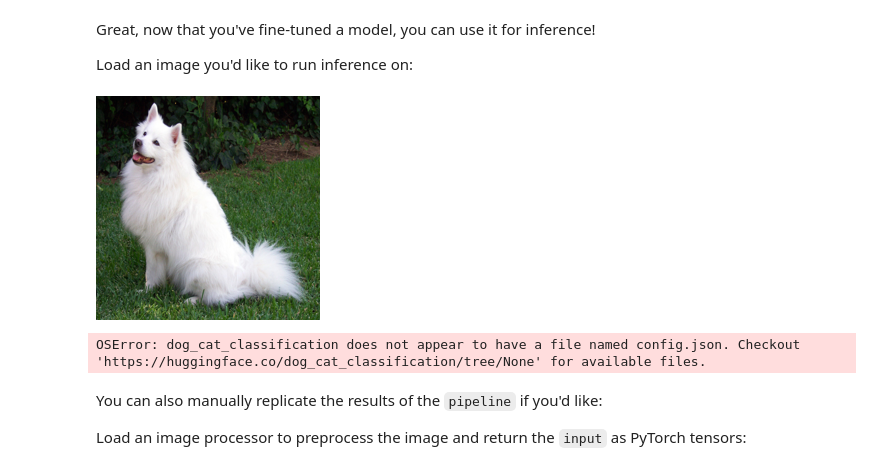
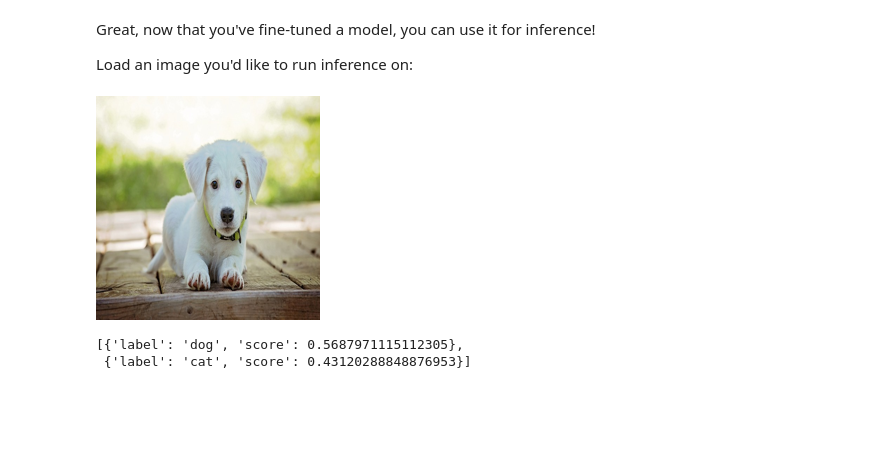
Before and after one commit to laxmimerit/Fine-Tuning-LLM-with-HuggingFace, a Jupyter notebook: 10-Fine_Tuning_ViT_for_Dogs_and_Cats_Classification/Image Classification.ipynb, the cells around one changed output. Drawn from its saved outputs; the diff is of its cells as text; code cells hidden in the pictures; blank space fills up the shorter version.

Commit message:
dog classification

```diff
--- a/10-Fine_Tuning_ViT_for_Dogs_and_Cats_Classification/Image Classification.ipynb
+++ b/10-Fine_Tuning_ViT_for_Dogs_and_Cats_Classification/Image Classification.ipynb
@@ -187,27 +197,24 @@ Load an image you'd like to run inference on:
 # %%
 # load dog image from online url
 
 import requests
 from PIL import Image
 from io import BytesIO
 
-url = "https://upload.wikimedia.org/wikipedia/commons/4/47/American_Eskimo_Dog.jpg"
+url = "https://cdn.pixabay.com/photo/2016/12/13/05/15/puppy-1903313_640.jpg"
 response = requests.get(url)
 image = Image.open(BytesIO(response.content))
 
 # show in 300x300
 image = image.resize((224, 224))
 image
 # %% [output]
-[figure, old version]
+[figure, new version]
 # %%
 from transformers import pipeline
 
-classifier = pipeline("image-classification", model="dog_cat_classification")
+classifier = pipeline("image-classification", model="dog_cat_classification", device=device)
 classifier(image)
 # %% [output]
-OSError: dog_cat_classification does not appear to have a file named config.json. Checkout 'https://huggingface.co/dog_cat_classification/tree/None' for available files.
+[{'label': 'dog', 'score': 0.5687971115112305},
+ {'label': 'cat', 'score': 0.43120288848876953}]
-# %% [markdown]
-You can also manually replicate the results of the `pipeline` if you'd like:
-
-Load an image processor to preprocess the image and return the `input` as PyTorch tensors:
```
Also changed, not shown: parts of 7 cells of this notebook.
